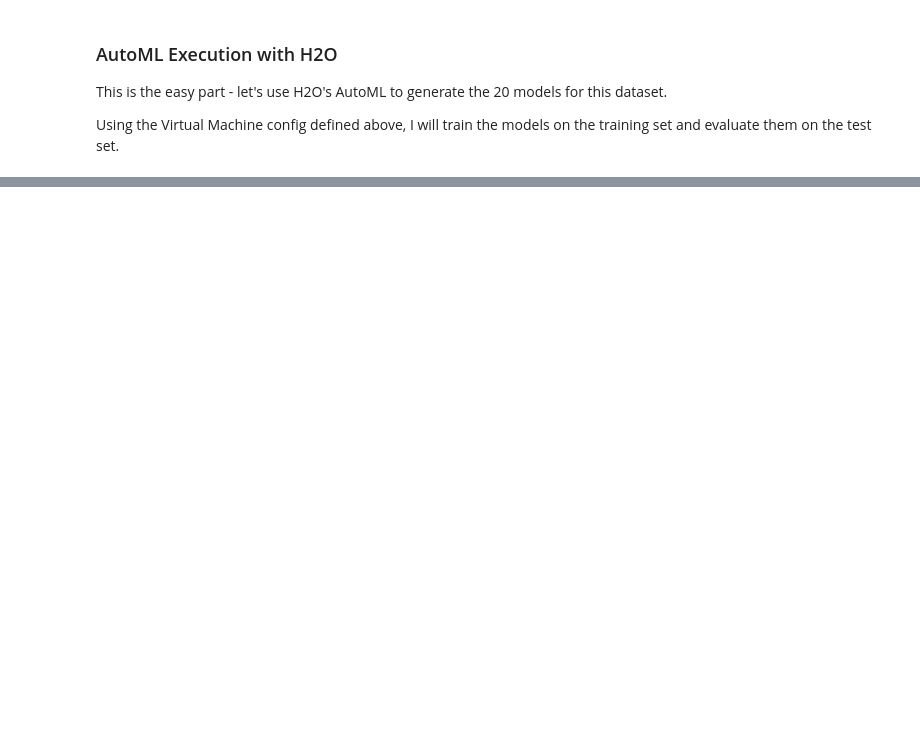
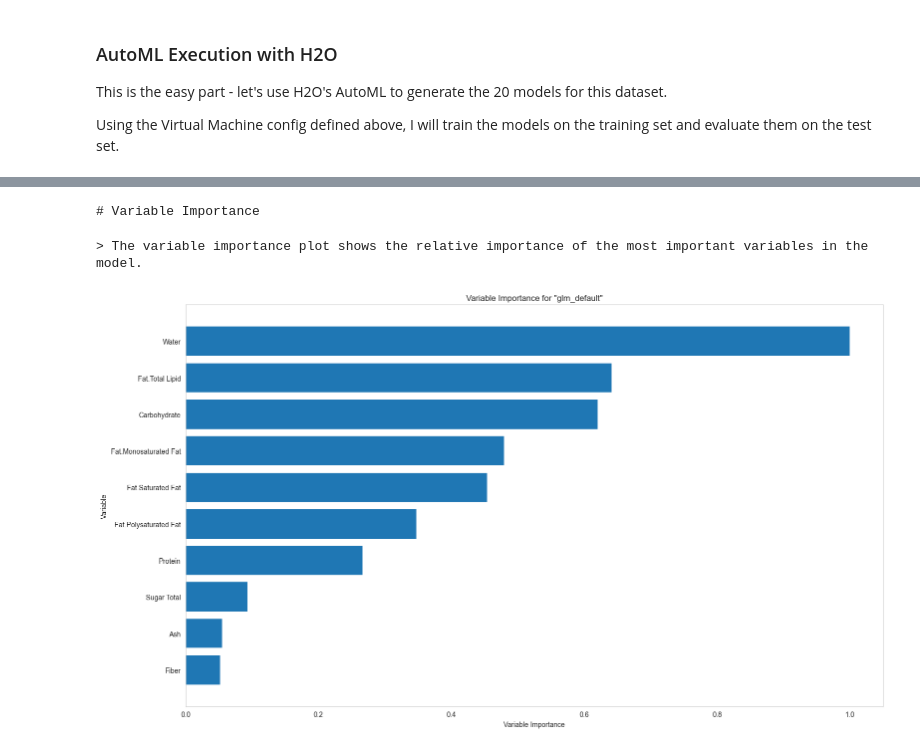
Before and after one commit to vishnuraosharma/exploratory-data-analysis, a Jupyter notebook: Kcal Predictions/Predicting Kilocalories with AutoML.ipynb, the cells around one changed output, grey strips where cells are left out. Saved outputs shown, nothing was run; the diff lists cells and outputs as text; code cells hidden in the pictures; blank space fills up the shorter version.

```diff
--- a/Kcal Predictions/Predicting Kilocalories with AutoML.ipynb
+++ b/Kcal Predictions/Predicting Kilocalories with AutoML.ipynb
@@ -562,0 +570,14 @@ Then, I will use following techniques to tweak the model and see if I can answer
+# %%
+# Create a GLM model with the same training data as the best GBM model
+from h2o.estimators.glm import H2OGeneralizedLinearEstimator
+
+# Set up GLM for regression
+glm = H2OGeneralizedLinearEstimator(family='gaussian',
+                                    seed=1,
+                                    model_id='glm_default')
+
+# Use .train() to build the model
+glm.train(x=X, y=y, training_frame=df_train, validation_frame=df_test)
+
+# Print the GLM model
+print(glm)
@@ -562,0 +607,7 @@ Then, I will use following techniques to tweak the model and see if I can answer
+# %%
+# Plot the variable importance
+exm = glm.explain(df_test, include_explanations=['varimp'])
+# %% [output]
+# Variable Importance
+> The variable importance plot shows the relative importance of the most important variables in the model.
+[figure, added]
```
Also changed, not shown: parts of 54 cells of this notebook, 2 other files.
